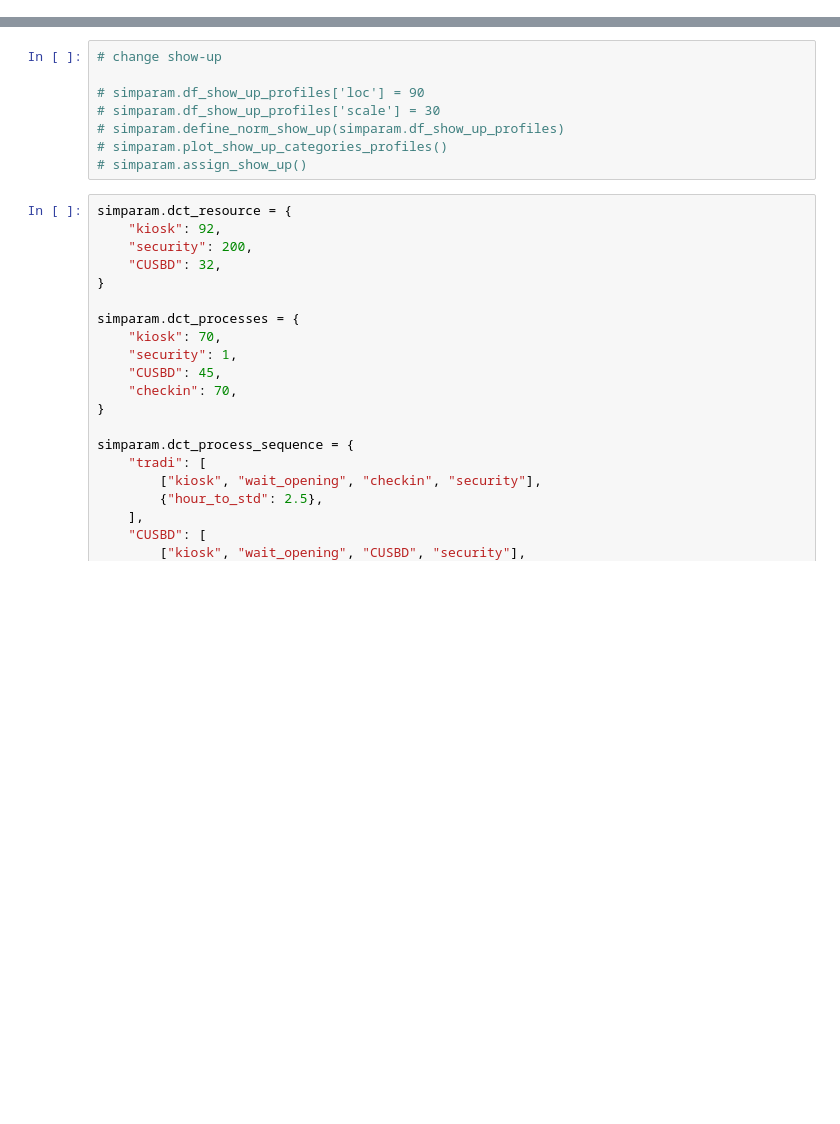
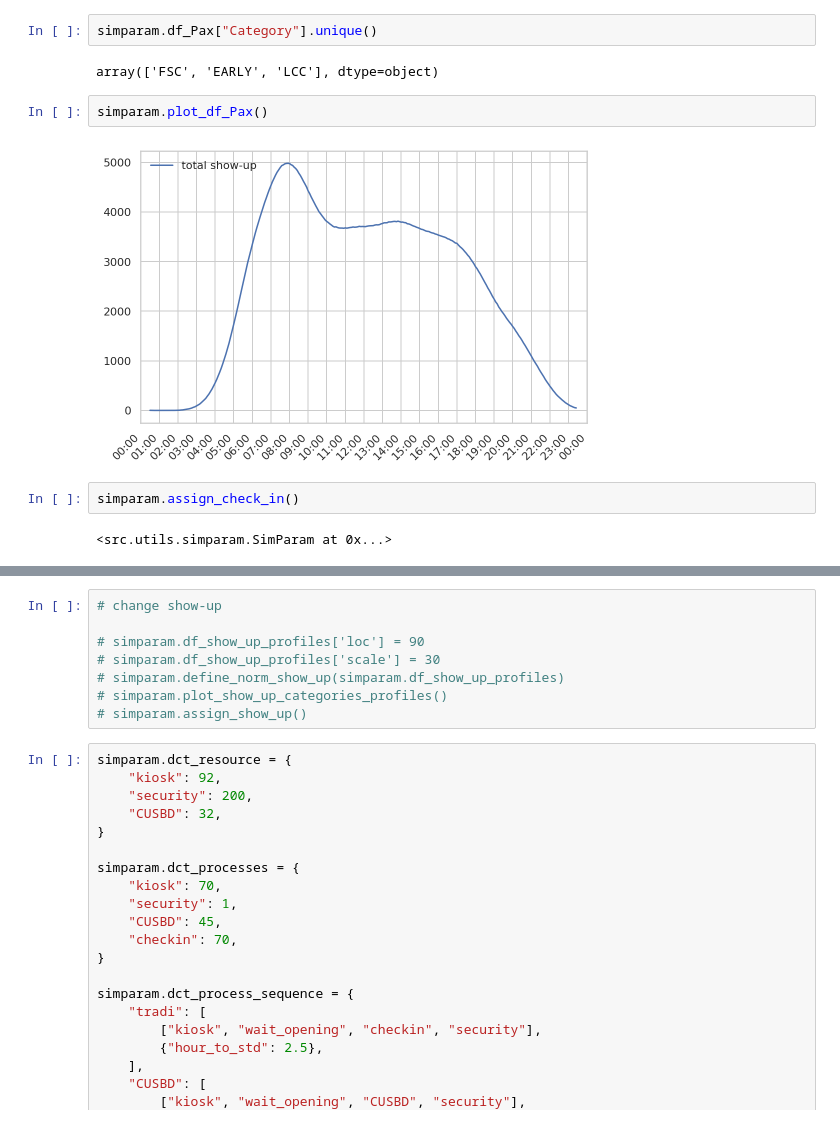
Before and after one commit to AntoineGlacet/KAPpaxsim, a Jupyter notebook: notebooks/stripped/antoine_4F-6k.ipynb, the cells around one changed output, grey strips where cells are left out. Saved outputs shown, nothing was run; the diff lists cells and outputs as text; blank space fills up the shorter version.

```diff
--- a/notebooks/stripped/antoine_4F-6k.ipynb
+++ b/notebooks/stripped/antoine_4F-6k.ipynb
@@ -44,0 +54,12 @@ simparam.df_Counters["total"].plot()
+# %%
+simparam.df_Pax["Category"].unique()
+# %% [output]
+array(['FSC', 'EARLY', 'LCC'], dtype=object)
+# %%
+simparam.plot_df_Pax()
+# %% [output]
+[figure, added]
+# %%
+simparam.assign_check_in()
+# %% [output]
+<src.utils.simparam.SimParam at 0x...>
```
Also changed, not shown: parts of 16 cells of this notebook, 1 other file.
